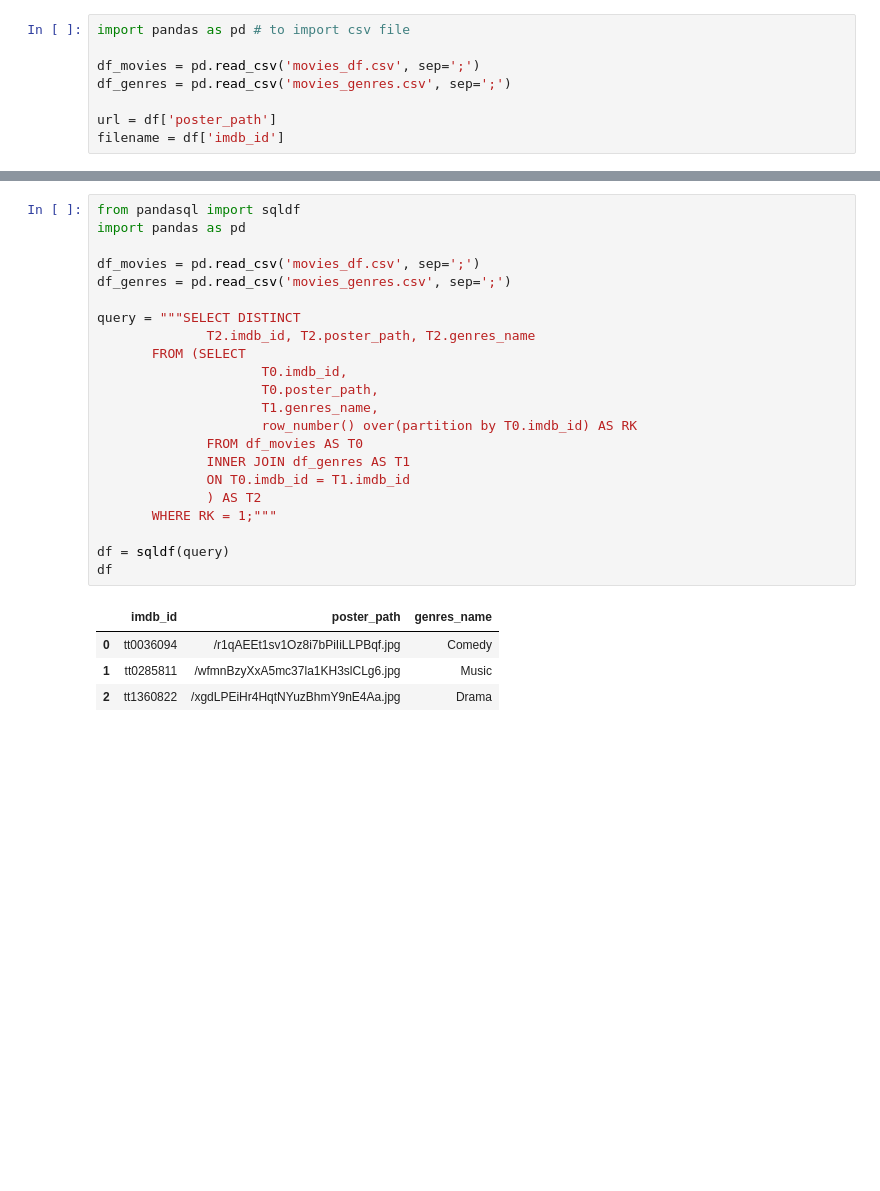
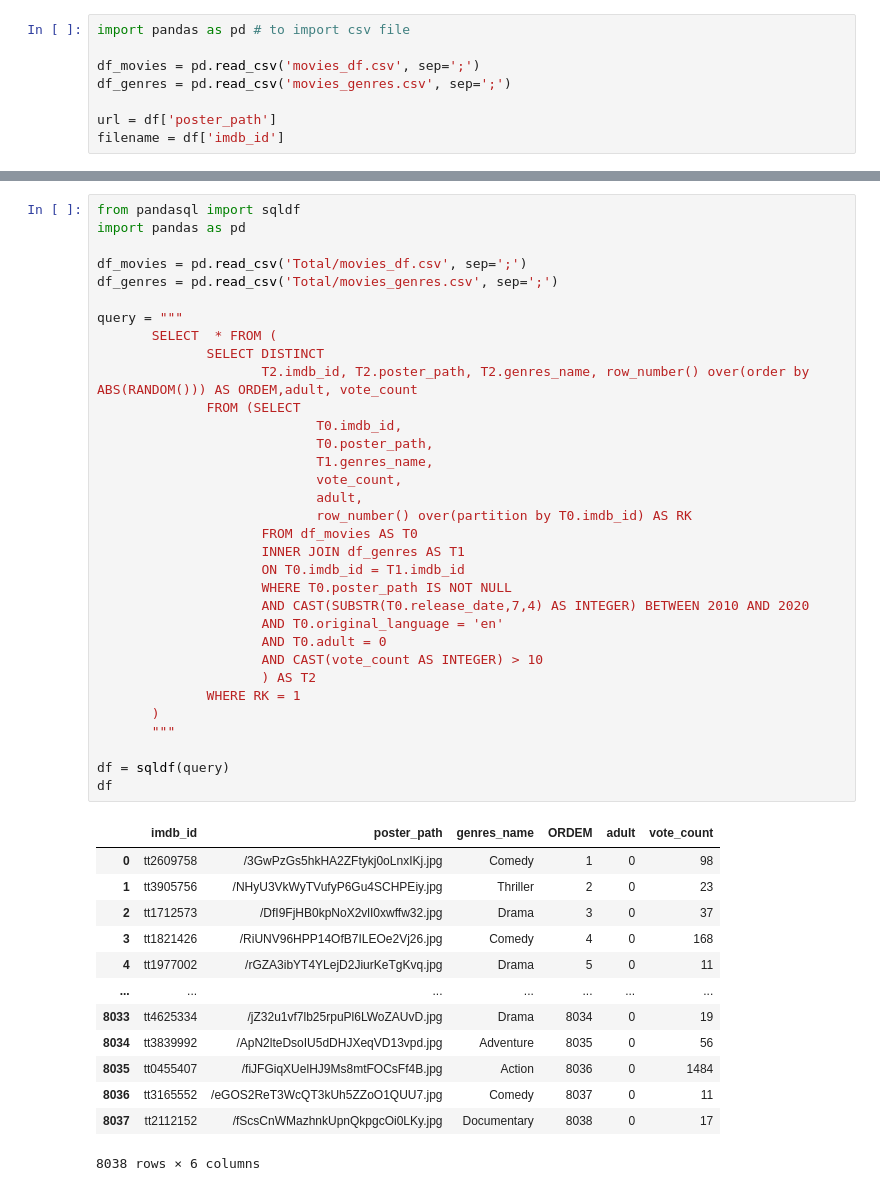
Before and after one commit to Luizgs7/Movies_DataSet, a Jupyter notebook: testes.ipynb, the cells around one changed output, grey strips where cells are left out. Saved outputs shown, nothing was run; the diff lists cells and outputs as text; blank space fills up the shorter version.

```diff
--- a/testes.ipynb
+++ b/testes.ipynb
@@ -154,27 +269,47 @@ filename = df['imdb_id']
 # %%
 from pandasql import sqldf
 import pandas as pd
 
-df_movies = pd.read_csv('movies_df.csv', sep=';')
-df_genres = pd.read_csv('movies_genres.csv', sep=';')
+df_movies = pd.read_csv('Total/movies_df.csv', sep=';')
+df_genres = pd.read_csv('Total/movies_genres.csv', sep=';')
 
-query = """SELECT DISTINCT
-              T2.imdb_id, T2.poster_path, T2.genres_name
-       FROM (SELECT
-                     T0.imdb_id,
-                     T0.poster_path,
-                     T1.genres_name,
-                     row_number() over(partition by T0.imdb_id) AS RK
-              FROM df_movies AS T0
-              INNER JOIN df_genres AS T1
-              ON T0.imdb_id = T1.imdb_id
-              ) AS T2
-       WHERE RK = 1;"""
+query = """
+       SELECT  * FROM (
+              SELECT DISTINCT
+                     T2.imdb_id, T2.poster_path, T2.genres_name, row_number() over(order by ABS(RANDOM())) AS ORDEM,adult, vote_count
+              FROM (SELECT
+                            T0.imdb_id,
+                            T0.poster_path,
+                            T1.genres_name,
+                            vote_count,
+                            adult,
+                            row_number() over(partition by T0.imdb_id) AS RK
+                     FROM df_movies AS T0
+                     INNER JOIN df_genres AS T1
+                     ON T0.imdb_id = T1.imdb_id
+                     WHERE T0.poster_path IS NOT NULL
+                     AND CAST(SUBSTR(T0.release_date,7,4) AS INTEGER) BETWEEN 2010 AND 2020
+                     AND T0.original_language = 'en'
+                     AND T0.adult = 0
+                     AND CAST(vote_count AS INTEGER) > 10
+                     ) AS T2
+              WHERE RK = 1
+       )
+       """
 
 df = sqldf(query)
 df
 # %% [output]
-|  | imdb_id | poster_path | genres_name |
-| 0 | tt0036094 | /r1qAEEt1sv1Oz8i7bPiIiLLPBqf.jpg | Comedy |
-| 1 | tt0285811 | /wfmnBzyXxA5mc37la1KH3slCLg6.jpg | Music |
-| 2 | tt1360822 | /xgdLPEiHr4HqtNYuzBhmY9nE4Aa.jpg | Drama |
+|  | imdb_id | poster_path | genres_name | ORDEM | adult | vote_count |
+| 0 | tt2609758 | /3GwPzGs5hkHA2ZFtykj0oLnxIKj.jpg | Comedy | 1 | 0 | 98 |
+| 1 | tt3905756 | /NHyU3VkWyTVufyP6Gu4SCHPEiy.jpg | Thriller | 2 | 0 | 23 |
+| 2 | tt1712573 | /DfI9FjHB0kpNoX2vlI0xwffw32.jpg | Drama | 3 | 0 | 37 |
+| 3 | tt1821426 | /RiUNV96HPP14OfB7ILEOe2Vj26.jpg | Comedy | 4 | 0 | 168 |
+| 4 | tt1977002 | /rGZA3ibYT4YLejD2JiurKeTgKvq.jpg | Drama | 5 | 0 | 11 |
+| ... | ... | ... | ... | ... | ... | ... |
+| 8033 | tt4625334 | /jZ32u1vf7lb25rpuPl6LWoZAUvD.jpg | Drama | 8034 | 0 | 19 |
+| 8034 | tt3839992 | /ApN2lteDsoIU5dDHJXeqVD13vpd.jpg | Adventure | 8035 | 0 | 56 |
+| 8035 | tt0455407 | /fiJFGiqXUelHJ9Ms8mtFOCsFf4B.jpg | Action | 8036 | 0 | 1484 |
+| 8036 | tt3165552 | /eGOS2ReT3WcQT3kUh5ZZoO1QUU7.jpg | Comedy | 8037 | 0 | 11 |
+| 8037 | tt2112152 | /fScsCnWMazhnkUpnQkpgcOi0LKy.jpg | Documentary | 8038 | 0 | 17 |
+8038 rows × 6 columns
```
Also changed, not shown: parts of 2 cells of this notebook, 1 other file.
